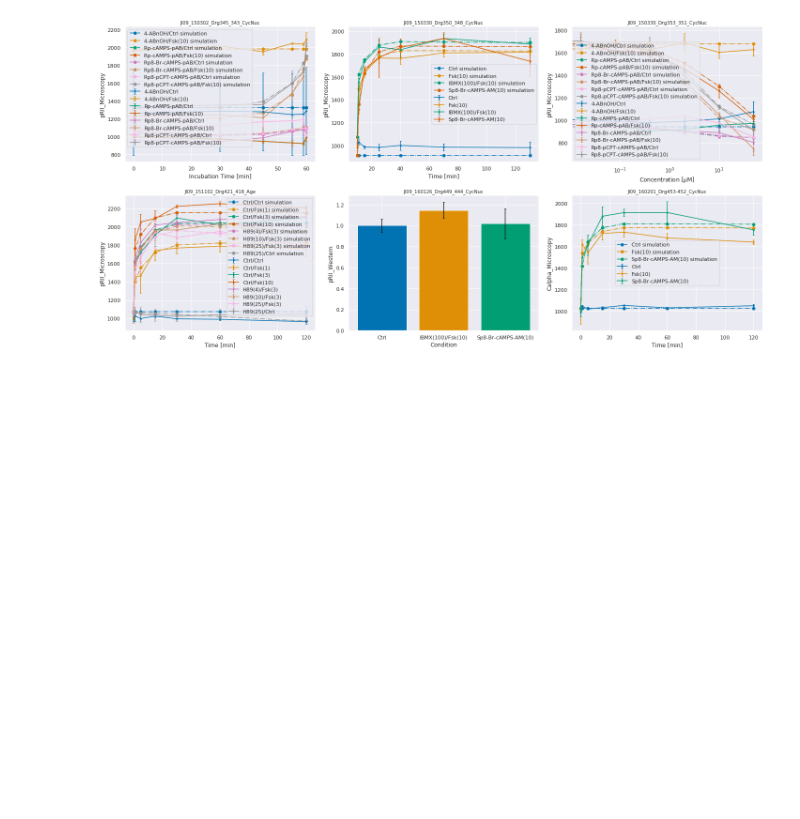
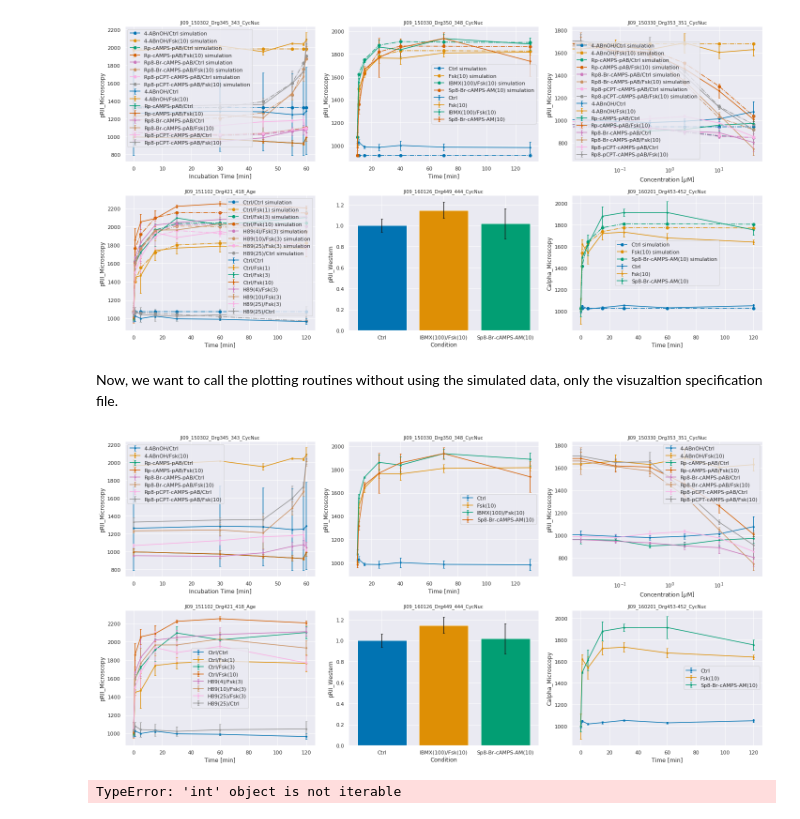
Before and after one commit to PEtab-dev/PEtab, a Jupyter notebook: doc/example/example_visualization.ipynb, the cells around one changed output. Saved outputs shown, nothing was run; the diff lists cells and outputs as text; code cells hidden in the pictures; blank space fills up the shorter version.

Commit message:
fix handling if no visualization file is provided and add a corresponding example (Fujita)

```diff
--- a/doc/example/example_visualization.ipynb
+++ b/doc/example/example_visualization.ipynb
@@ -6,10 +6,10 @@ In this notebook, we illustrate the visualization functions of petab.
 from petab.visualize import plot_data_and_simulation
 import matplotlib.pyplot as plt
 # %%
-data_file_path = "example_Isensee/example_measurementData.tsv"
-condition_file_path = "example_Isensee/example_experimentalCondition.tsv"
-visualization_file_path = "example_Isensee/example_visualizationSpecification.tsv"
-simulation_file_path = "example_Isensee/example_simulationData.tsv"
+data_file_path = "example_Isensee/Isensee_measurementData.tsv"
+condition_file_path = "example_Isensee/Isensee_experimentalCondition.tsv"
+visualization_file_path = "example_Isensee/Isensee_visualizationSpecification.tsv"
+simulation_file_path = "example_Isensee/Isensee_simulationData.tsv"
 
 # function to call, to plot data and simulations
 ax = plot_data_and_simulation(data_file_path,
@@ -19,3 +19,23 @@ ax = plot_data_and_simulation(data_file_path,
 plt.show()
 # %% [output]
 [figure]
+# %% [markdown]
+Now, we want to call the plotting routines without using the simulated data, only the visuzaltion specification file.
+# %%
+ax_without_sim = plot_data_and_simulation(data_file_path,
+                                          condition_file_path,
+                                          visualization_file_path)
+plt.show()
+# %% [output]
+[figure, added]
+# %%
+data_file_path = "example_Fujita/Fujita_measurementData.tsv"
+condition_file_path = "example_Fujita/Fujita_experimentalCondition.tsv"
+
+ax_2 = plot_data_and_simulation(data_file_path,
+                                condition_file_path,
+                                sim_cond_num_list = [[0, 1, 2], [0, 2, 3],
+                                                     [0, 3, 4], [0, 4, 5]])
+plt.show()
+# %% [output]
+TypeError: 'int' object is not iterable
```
Also changed, not shown: 11 other files.
